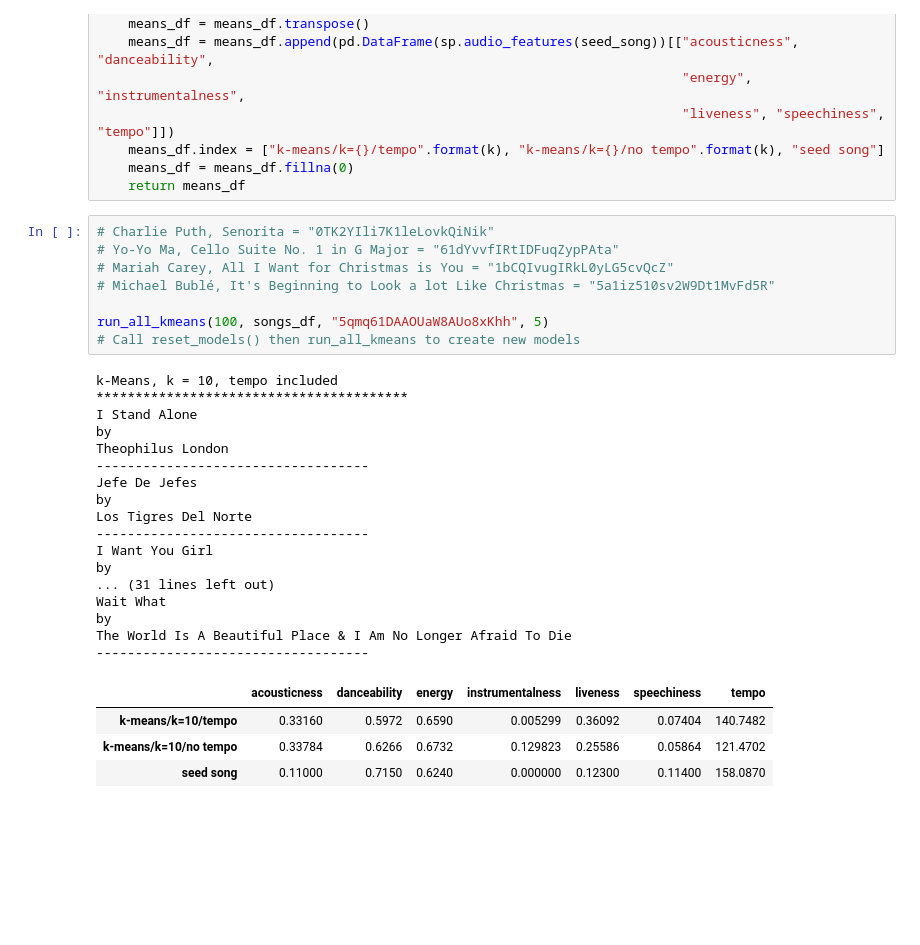
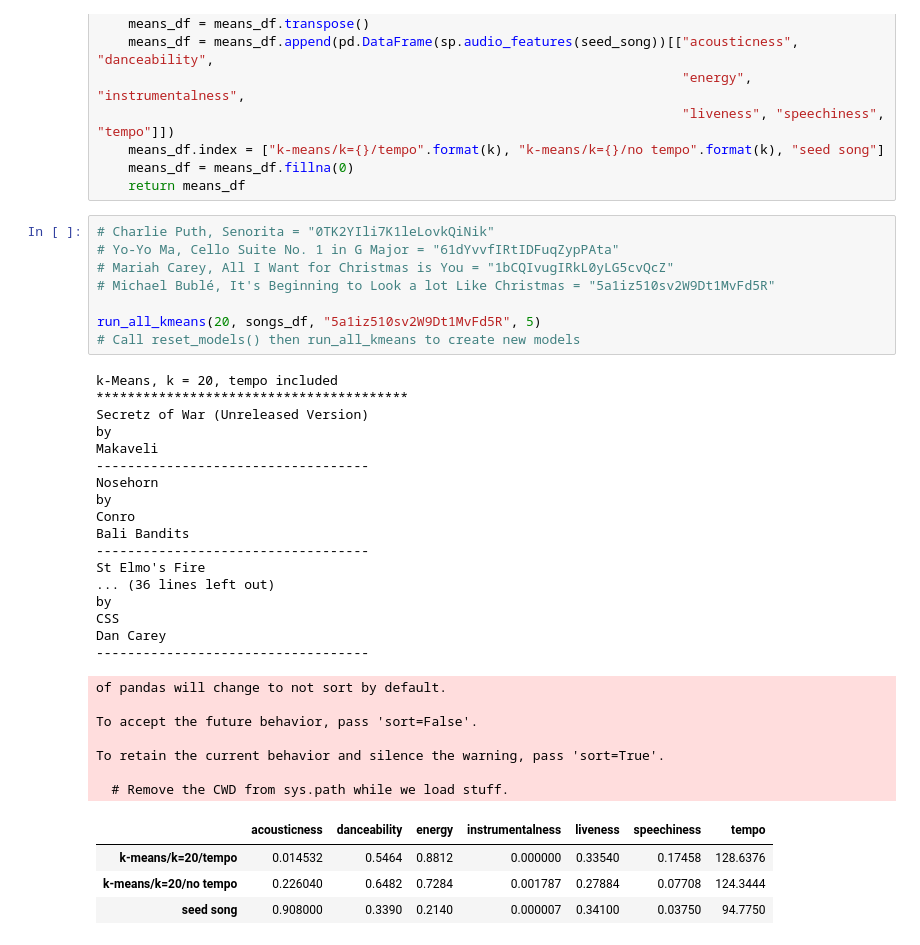
Before and after one commit to sethbilliau/spotify_playlists, a Jupyter notebook: Models.ipynb, the cells around one changed output. Cells and saved outputs as stored; diff of their text form; blank space fills up the shorter version.

```diff
--- a/Models.ipynb
+++ b/Models.ipynb
@@ -372,30 +372,37 @@ def run_all_kmeans(k, songs_df, seed_song, n):
 # %%
 # Charlie Puth, Senorita = "0TK2YIli7K1leLovkQiNik"
 # Yo-Yo Ma, Cello Suite No. 1 in G Major = "61dYvvfIRtIDFuqZypPAta"
 # Mariah Carey, All I Want for Christmas is You = "1bCQIvugIRkL0yLG5cvQcZ"
 # Michael Bublé, It's Beginning to Look a lot Like Christmas = "5a1iz510sv2W9Dt1MvFd5R"
 
-run_all_kmeans(100, songs_df, "5qmq61DAAOUaW8AUo8xKhh", 5)
+run_all_kmeans(20, songs_df, "5a1iz510sv2W9Dt1MvFd5R", 5)
 # Call reset_models() then run_all_kmeans to create new models
 # %% [output]
-k-Means, k = 10, tempo included
+k-Means, k = 20, tempo included
 ****************************************
-I Stand Alone
+Secretz of War (Unreleased Version)
 by
-Theophilus London
+Makaveli
 -----------------------------------
-Jefe De Jefes
+Nosehorn
 by
-Los Tigres Del Norte
+Conro
+Bali Bandits
 -----------------------------------
-I Want You Girl
+St Elmo's Fire
+... (36 lines left out)
 by
-... (31 lines left out)
-Wait What
-by
-The World Is A Beautiful Place & I Am No Longer Afraid To Die
+CSS
+Dan Carey
 -----------------------------------
+of pandas will change to not sort by default.
+
+To accept the future behavior, pass 'sort=False'.
+
+To retain the current behavior and silence the warning, pass 'sort=True'.
+
+  # Remove the CWD from sys.path while we load stuff.
 |  | acousticness | danceability | energy | instrumentalness | liveness | speechiness | tempo |
-| k-means/k=10/tempo | 0.33160 | 0.5972 | 0.6590 | 0.005299 | 0.36092 | 0.07404 | 140.7482 |
-| k-means/k=10/no tempo | 0.33784 | 0.6266 | 0.6732 | 0.129823 | 0.25586 | 0.05864 | 121.4702 |
-| seed song | 0.11000 | 0.7150 | 0.6240 | 0.000000 | 0.12300 | 0.11400 | 158.0870 |
+| k-means/k=20/tempo | 0.014532 | 0.5464 | 0.8812 | 0.000000 | 0.33540 | 0.17458 | 128.6376 |
+| k-means/k=20/no tempo | 0.226040 | 0.6482 | 0.7284 | 0.001787 | 0.27884 | 0.07708 | 124.3444 |
+| seed song | 0.908000 | 0.3390 | 0.2140 | 0.000007 | 0.34100 | 0.03750 | 94.7750 |
```
Also changed, not shown: 16 other files.
